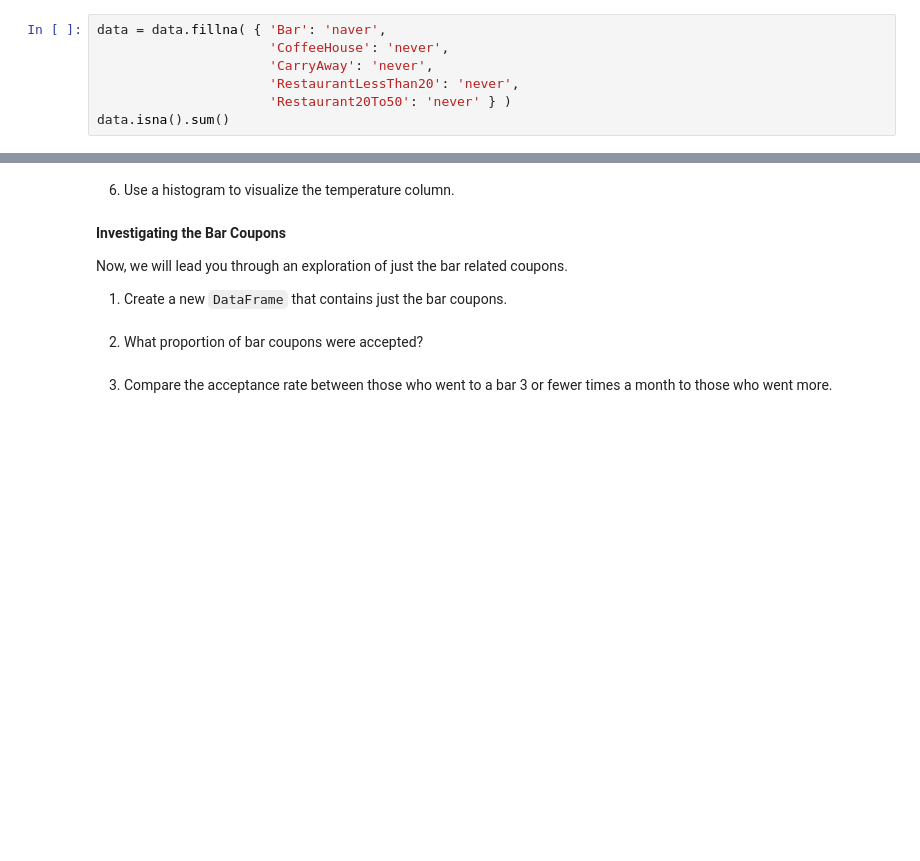
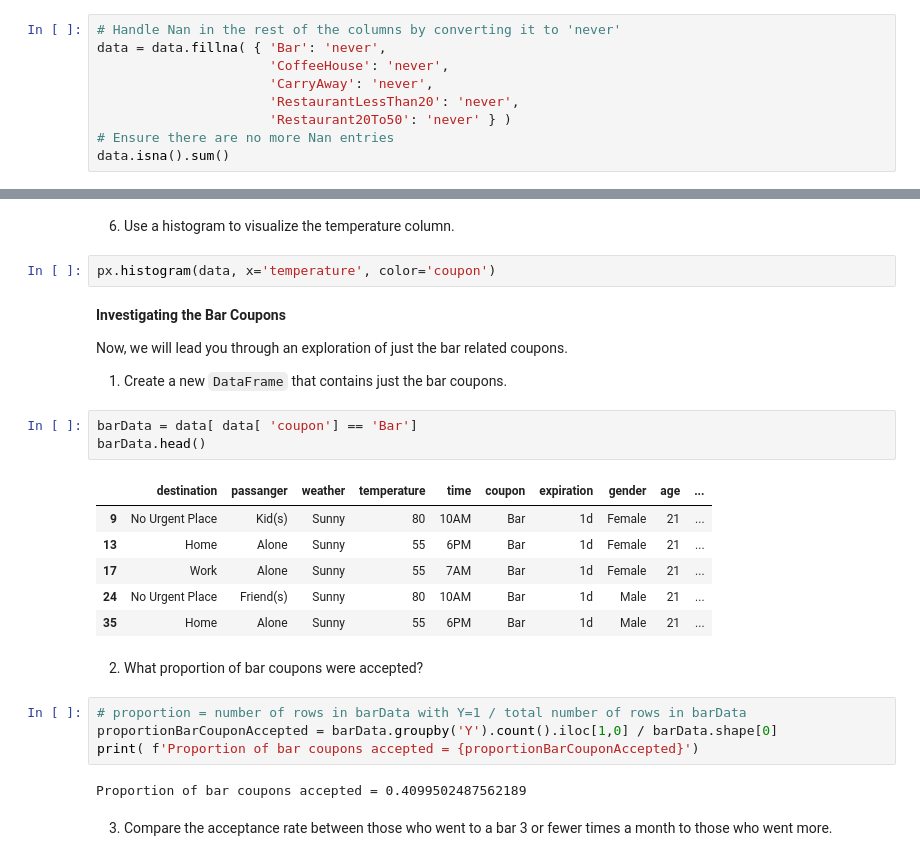
Before and after one commit to 1kit/Berkeley-Practical-Application_5_1, a Jupyter notebook: prompt.ipynb, the cells around one changed output, grey strips where cells are left out. Cells and saved outputs as stored; diff of their text form; blank space fills up the shorter version.

```diff
--- a/prompt.ipynb
+++ b/prompt.ipynb
@@ -179,11 +208,13 @@ data.head(2)
 # %% [markdown]
 The rest of the NAN values could be converted into the string 'never'
 # %%
-data = data.fillna( { 'Bar': 'naver',
+# Handle Nan in the rest of the columns by converting it to 'never'
+data = data.fillna( { 'Bar': 'never',
                       'CoffeeHouse': 'never',
                       'CarryAway': 'never',
                       'RestaurantLessThan20': 'never',
                       'Restaurant20To50': 'never' } )
+# Ensure there are no more Nan entries
 data.isna().sum()
 # %% [output]
 destination             0
@@ -210,12 +255,30 @@ dtype: int64
 # %% [markdown]
 6. Use a histogram to visualize the temperature column.
+# %%
+px.histogram(data, x='temperature', color='coupon')
 # %% [markdown]
 **Investigating the Bar Coupons**
 
 Now, we will lead you through an exploration of just the bar related coupons.
 
 1. Create a new `DataFrame` that contains just the bar coupons.
+# %%
+barData = data[ data[ 'coupon'] == 'Bar']
+barData.head()
+# %% [output]
+|  | destination | passanger | weather | temperature | time | coupon | expiration | gender | age | ... |
+| 9 | No Urgent Place | Kid(s) | Sunny | 80 | 10AM | Bar | 1d | Female | 21 | ... |
+| 13 | Home | Alone | Sunny | 55 | 6PM | Bar | 1d | Female | 21 | ... |
+| 17 | Work | Alone | Sunny | 55 | 7AM | Bar | 1d | Female | 21 | ... |
+| 24 | No Urgent Place | Friend(s) | Sunny | 80 | 10AM | Bar | 1d | Male | 21 | ... |
+| 35 | Home | Alone | Sunny | 55 | 6PM | Bar | 1d | Male | 21 | ... |
 # %% [markdown]
 2. What proportion of bar coupons were accepted?
+# %%
+# proportion = number of rows in barData with Y=1 / total number of rows in barData
+proportionBarCouponAccepted = barData.groupby('Y').count().iloc[1,0] / barData.shape[0]
+print( f'Proportion of bar coupons accepted = {proportionBarCouponAccepted}')
+# %% [output]
+Proportion of bar coupons accepted = 0.4099502487562189
 # %% [markdown]
 3. Compare the acceptance rate between those who went to a bar 3 or fewer times a month to those who went more.
```
Also changed, not shown: parts of 31 cells of this notebook.
